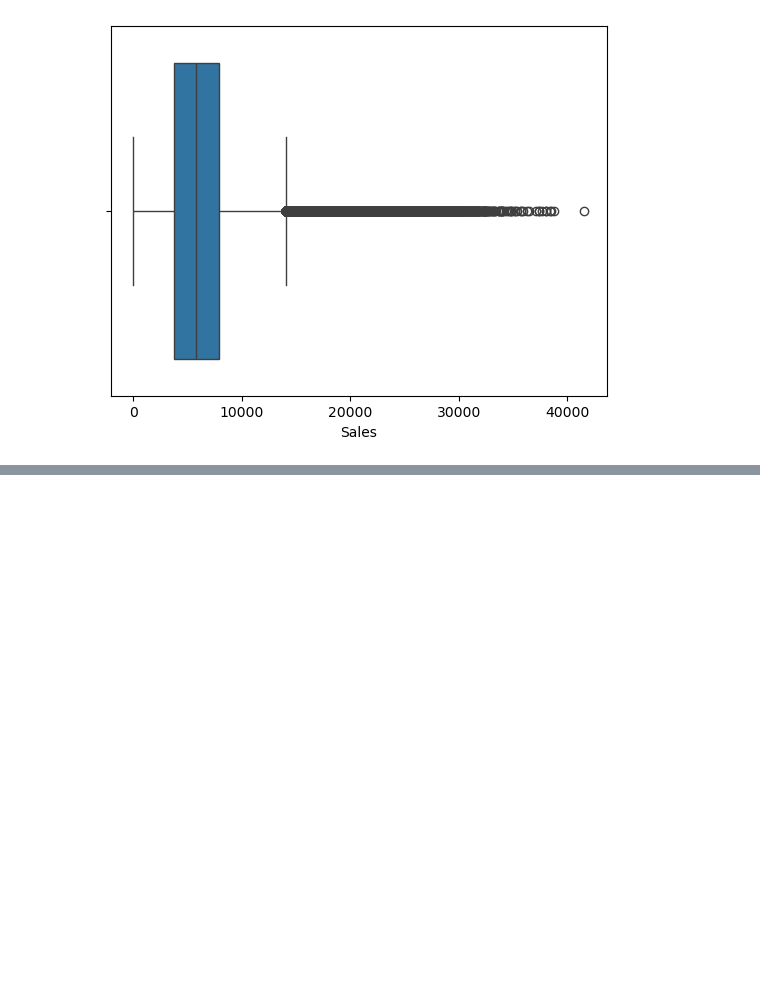
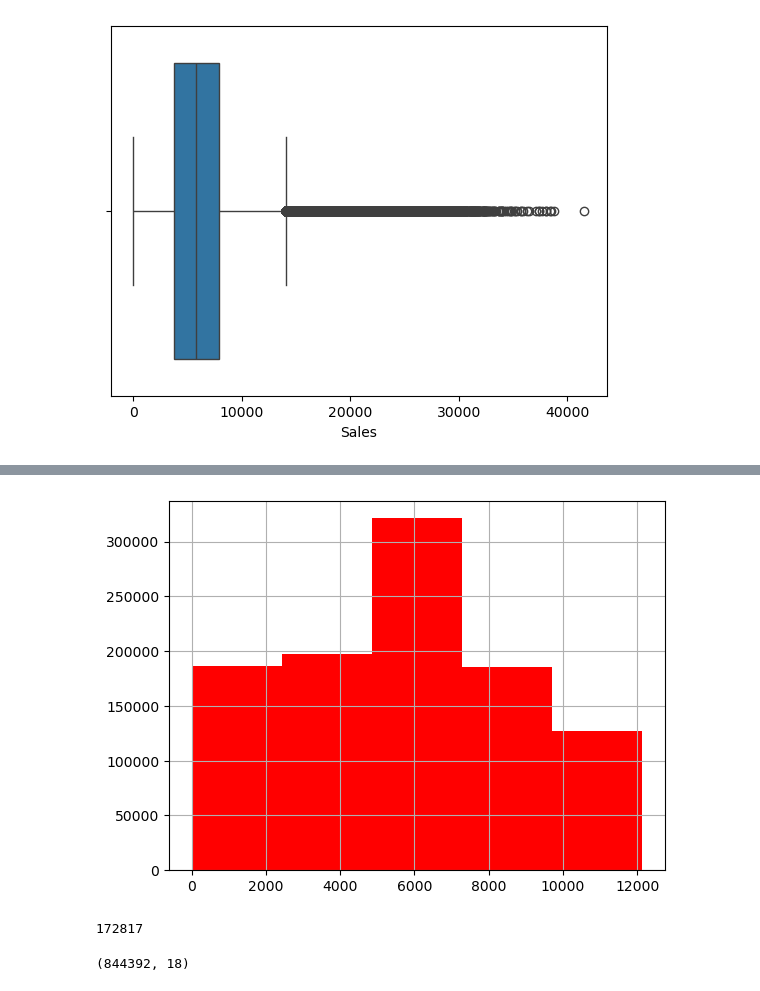
Before and after one commit to Zeyni12/kifiya_week4_assignment, a Jupyter notebook: notebooks/preprocessing.ipynb, the cells around one changed output, grey strips where cells are left out. Drawn from its saved outputs; the diff is of its cells as text; code cells hidden in the pictures; blank space fills up the shorter version.

```diff
--- a/notebooks/preprocessing.ipynb
+++ b/notebooks/preprocessing.ipynb
@@ -94,0 +124,22 @@ dtype: int64
+# %%
+#change data types object to int
+total_df.loc[total_df['StoreType']== 'a', 'StoreType'] = 0
+total_df.loc[total_df['StoreType']== 'b', 'StoreType'] = 1
+total_df.loc[total_df['StoreType']== 'c', 'StoreType'] = 2
+total_df.loc[total_df['StoreType']== 'd', 'StoreType'] = 3
+
+#store the value with same column name i.e stateHoliday with function astype
+total_df['StoreType'] = total_df['StoreType'].astype(int, copy=False)
+# %%
+total_df['CompetitionDistance'] = total_df['CompetitionDistance'].astype(int)
+total_df['Promo2SinceWeek'] = total_df['Promo2SinceWeek'].astype(int)
+
+#code for to change float to integer
+total_df['CompetitionOpenSinceYear'] = total_df['CompetitionOpenSinceYear'].astype(int)
+total_df['Promo2SinceYear'] = total_df['Promo2SinceYear'].astype(int)
+
+#code for change object into date format
+total_df['CompetitionOpenSinceMonth'] = pd.DatetimeIndex(total_df['Date']).month
+
+#code for changing format of date from object to datetime
+total_df['Date'] = pd.to_datetime(total_df['Date'], format = '%Y-%m-%d')
@@ -107,6 +178,6 @@ total_df['Sales'] = winsorize(total_df[ 'Sales'], limits=[0.05, 0.05])
 q1 = total_df['Sales'].quantile (0.25)
 q3 = total_df['Sales'].quantile (0.75)
 iqr = q3 - q1
-df = total_df[(total_df['Sales'] >=q1 - 1.5*iqr) & (total_df[ 'Sales'] <= q3 + 1.5*iqr)]
+total_df = total_df[(total_df['Sales'] >=q1 - 1.5*iqr) & (total_df[ 'Sales'] <= q3 + 1.5*iqr)]
 # %% [output]
 [figure]
@@ -126,0 +206,14 @@ df['StateHoliday'] = le.fit_transform(total_df['StateHoliday'])
+# %%
+import pandas as pd
+from sklearn.preprocessing import LabelEncoder
+
+# One-hot encoding
+total_df['StateHoliday'] = total_df['StateHoliday'].astype(str)  # Convert to string if not already
+total_df_one_hot = pd.get_dummies(total_df, columns=['StateHoliday'], prefix='StateHoliday')
+
+# Label encoding (for the original column, create a copy to avoid conflicts)
+le = LabelEncoder()
+total_df['StateHoliday'] = le.fit_transform(total_df['StateHoliday'])
+# total_df['StateHoliday_1'] = le.fit_transform(total_df['StateHoliday_1'])
+# total_df['StateHoliday_2'] = le.fit_transform(total_df['StateHoliday_2'])
+# total_df['StateHoliday_3'] = le.fit_transform(total_df['StateHoliday_3'])
@@ -141,0 +281,10 @@ def calc_vif(x):
+# %%
+#create a histogram of 'Sales' column from DataFrame 'total_df'
+pd.Series(total_df['Sales'],).hist(bins=5, color='red')
+plt.show()
+# %% [output]
+[figure, added]
+# %%
+total_df[(total_df.Open == 0) & (total_df.Sales == 0)].count()[0]
+# %% [output]
+172817
@@ -141,0 +294,4 @@ def calc_vif(x):
+# %%
+new_df.shape
+# %% [output]
+(844392, 18)
```
Also changed, not shown: parts of 20 cells of this notebook, 3 other files.
